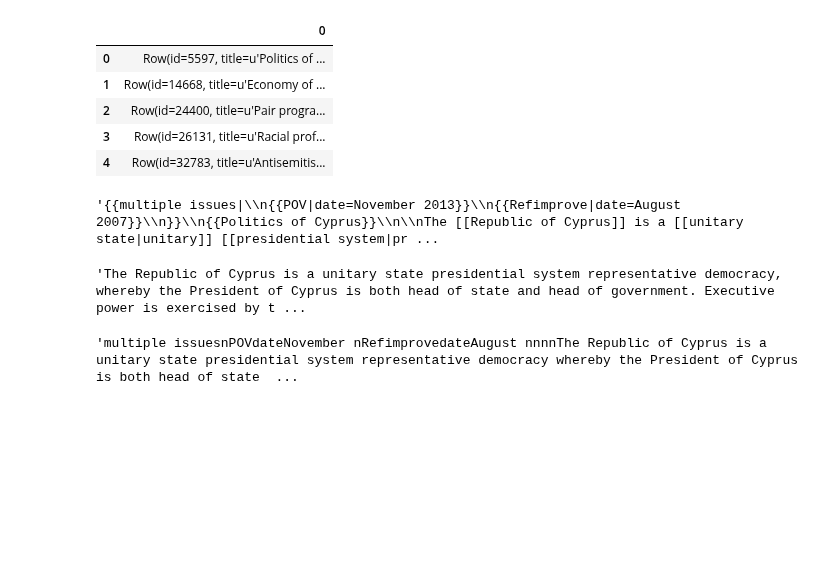
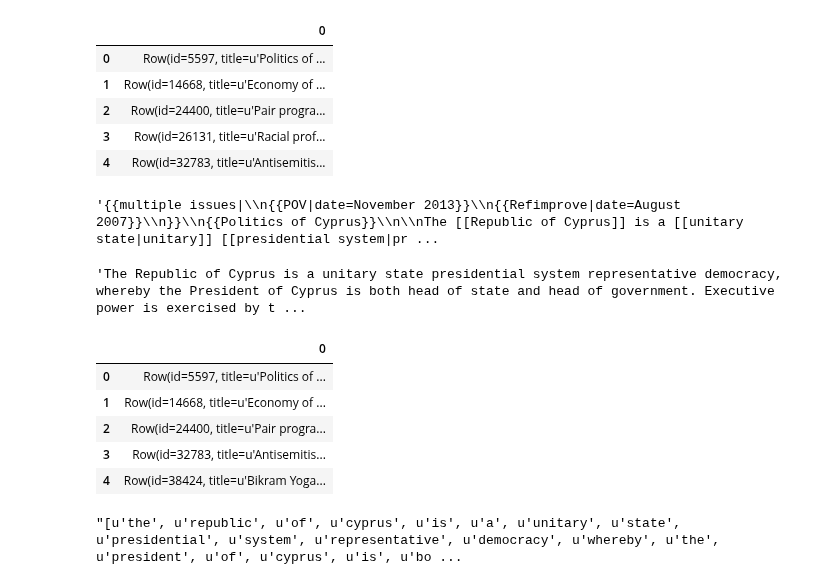
Before and after one commit to nycdatasci/bootcamp009_project, a Jupyter notebook: Project4-Capstone/RK_SD/regex.ipynb, the cells around one changed output. Drawn from its saved outputs; the diff is of its cells as text; code cells hidden in the pictures; blank space fills up the shorter version.

Commit message:
added tokenized text example

```diff
--- a/Project4-Capstone/RK_SD/regex.ipynb
+++ b/Project4-Capstone/RK_SD/regex.ipynb
@@ -29,8 +29,17 @@ re.sub('([\[\]\}])|(\\\\n)|(\\\\)|(\')', '',
        re.sub('{{[^}]*}}', '', re.sub('\[\[Image[^\]]*\]\]', '', string=list(pov.iloc[0])[0].split("_VALUE=u'")[1])))))
 # %% [output]
 'The Republic of Cyprus is a unitary state presidential system representative democracy, whereby the President of Cyprus is both head of state and head of government. Executive power is exercised by t ...
-# %%
-re.sub('(<rev>[ -Z^-z]*<\\rev>)|(<br>)|(={2,3}[ -Z^-z]*={2,3})|({{[ -Z^-z]*}})|(\[\[)|(\|[ -Z^-z]*\]\])|([!-@[-`{-~])',
-       '', string=list(pov.iloc[0])[0].split("_VALUE=u'")[1])
-# %% [output]
-'multiple issuesnPOVdateNovember nRefimprovedateAugust nnnnThe Republic of Cyprus is a unitary state presidential system representative democracy whereby the President of Cyprus is both head of state  ...
+# %%
+pov_tok = pd.read_table('pov_tokenized.txt', header=None)
+pov_tok.head()
+# %% [output]
+|  | 0 |
+| 0 | Row(id=5597, title=u'Politics of ... |
+| 1 | Row(id=14668, title=u'Economy of ... |
+| 2 | Row(id=24400, title=u'Pair progra... |
+| 3 | Row(id=32783, title=u'Antisemitis... |
+| 4 | Row(id=38424, title=u'Bikram Yoga... |
+# %%
+re.split('tokenized=', re.split('text_clean=u', pov_tok.iloc[0].values[0])[1])[1]
+# %% [output]
+"[u'the', u'republic', u'of', u'cyprus', u'is', u'a', u'unitary', u'state', u'presidential', u'system', u'representative', u'democracy', u'whereby', u'the', u'president', u'of', u'cyprus', u'is', u'bo ...
```
Also changed, not shown: parts of 1 cell of this notebook, 2 other files.
